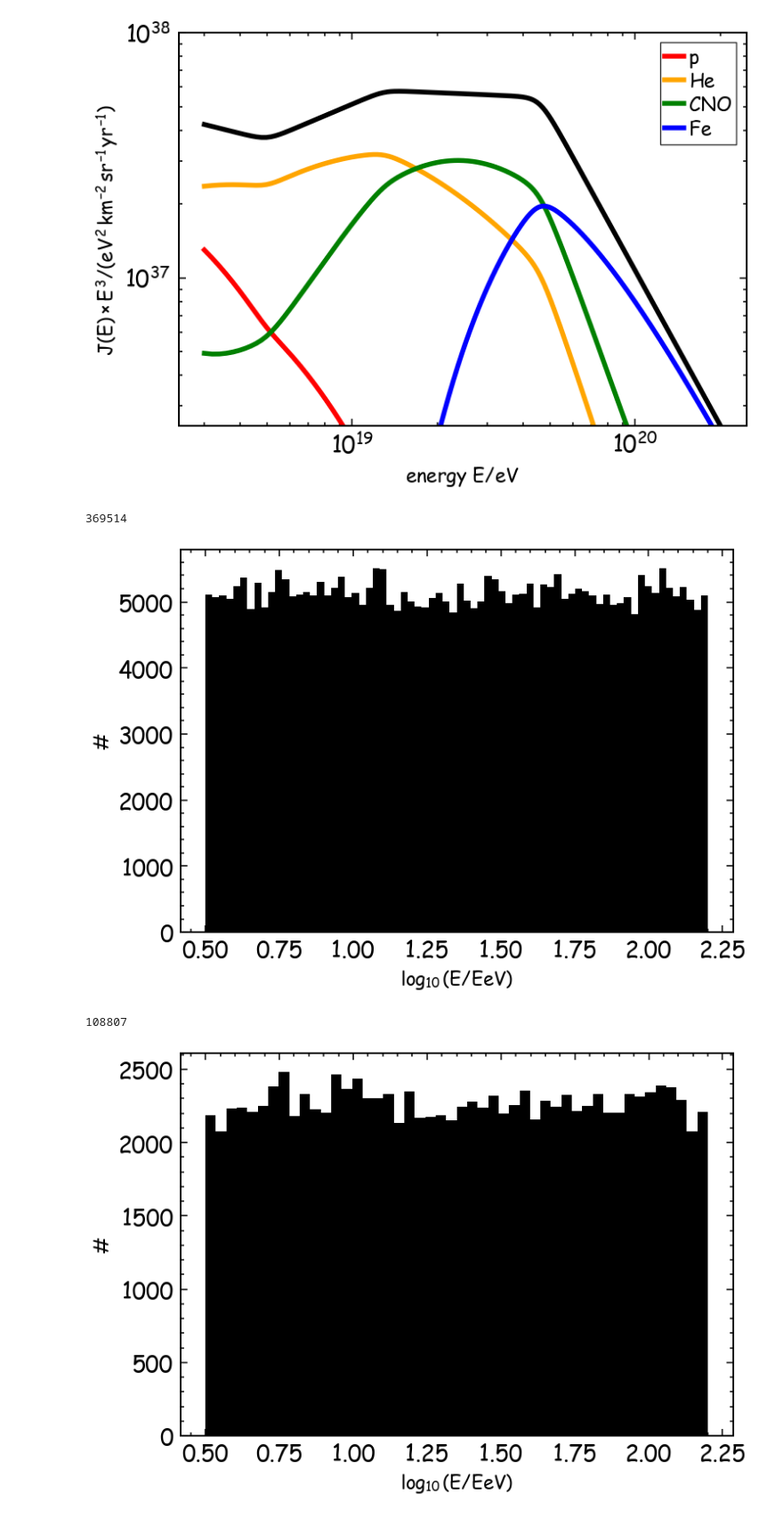
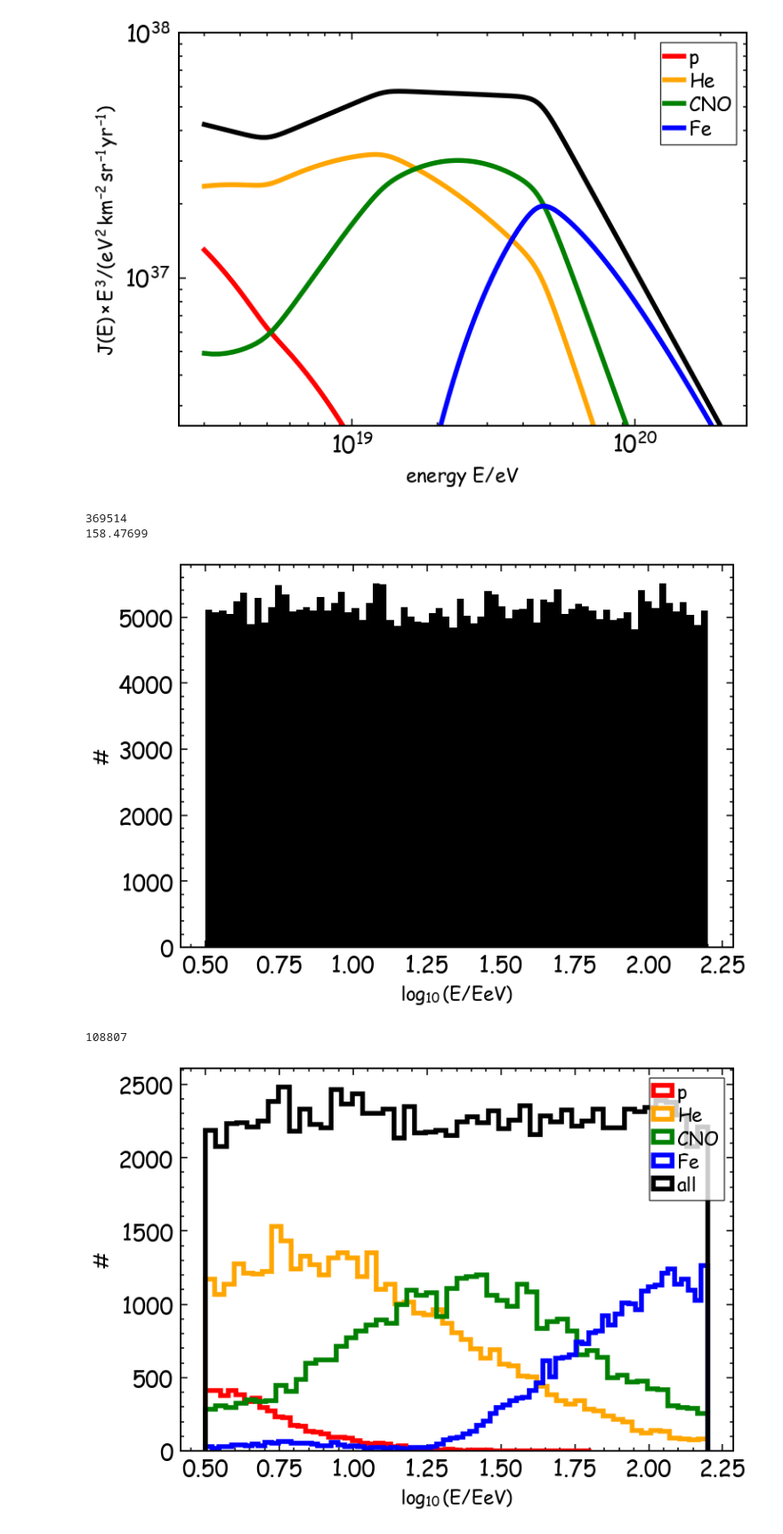
Before and after one commit to paolo-magnani/aixnet_simulations, a Jupyter notebook: simulation_lib.ipynb, the cells around one changed output. Shown at 89% size. Cells and saved outputs as stored; diff of their text form; code cells hidden in the pictures.

```diff
--- a/simulation_lib.ipynb
+++ b/simulation_lib.ipynb
@@ -97,6 +97,7 @@ plt.show()
 [figure]
 # %%
 print(len(dd['energy']))
+print(np.max(dd['energy']))
 
 plt.figure(figsize=(10,6))
 # plt.hist(np.log10(dd['energy'][dd['mass']!=6]*1e18), color='k')
@@ -109,4 +110,5 @@ plt.ylabel(r'#')
 plt.show()
 # %% [output]
 369514
+158.47699
 [figure]
@@ -113,24 +120,14 @@ plt.show()
 # %%
-# first I extract the spectrum, then the mass distribution
-mass_mask = mf.extract_all_fractions(np.log10(dd['energy']*1e18), dd['mass'])
-#display(mass_mask)
-dd = dict_cutter(dd, mass_mask)
-
-
 print(len(dd['energy']))
 
 plt.figure(figsize=(10,6))
-# plt.hist(np.log10(dd['energy'][dd['mass']!=6]*1e18), color='k')
-plt.hist(np.log10(dd['energy']), color='k')
-# plt.plot(bin_centers, hist_2, color='k', linewidth=4)
+for name in names:
+    plt.hist(np.log10(dd['energy'][dd['mass']==names[name]]), histtype='step', fill=False, lw=4, color=colors[name], label=f'{name}')
+plt.hist(np.log10(dd['energy']), histtype='step', stacked=False, fill=False, color='k', lw=4, label='all')
 plt.xlabel(r'$\log_{10}(E/EeV)$')
 plt.ylabel(r'#')
-#plt.xscale('log')
-#plt.yscale('log')
+plt.legend()
 plt.show()
-
-spectrum_mask = es.spectrum_fraction(dd['energy']*1e18)
-dd = dict_cutter(dd, spectrum_mask)
 # %% [output]
 108807
-[figure, old version]
+[figure, new version]
```
Also changed, not shown: parts of 4 cells of this notebook, 1 other file.
